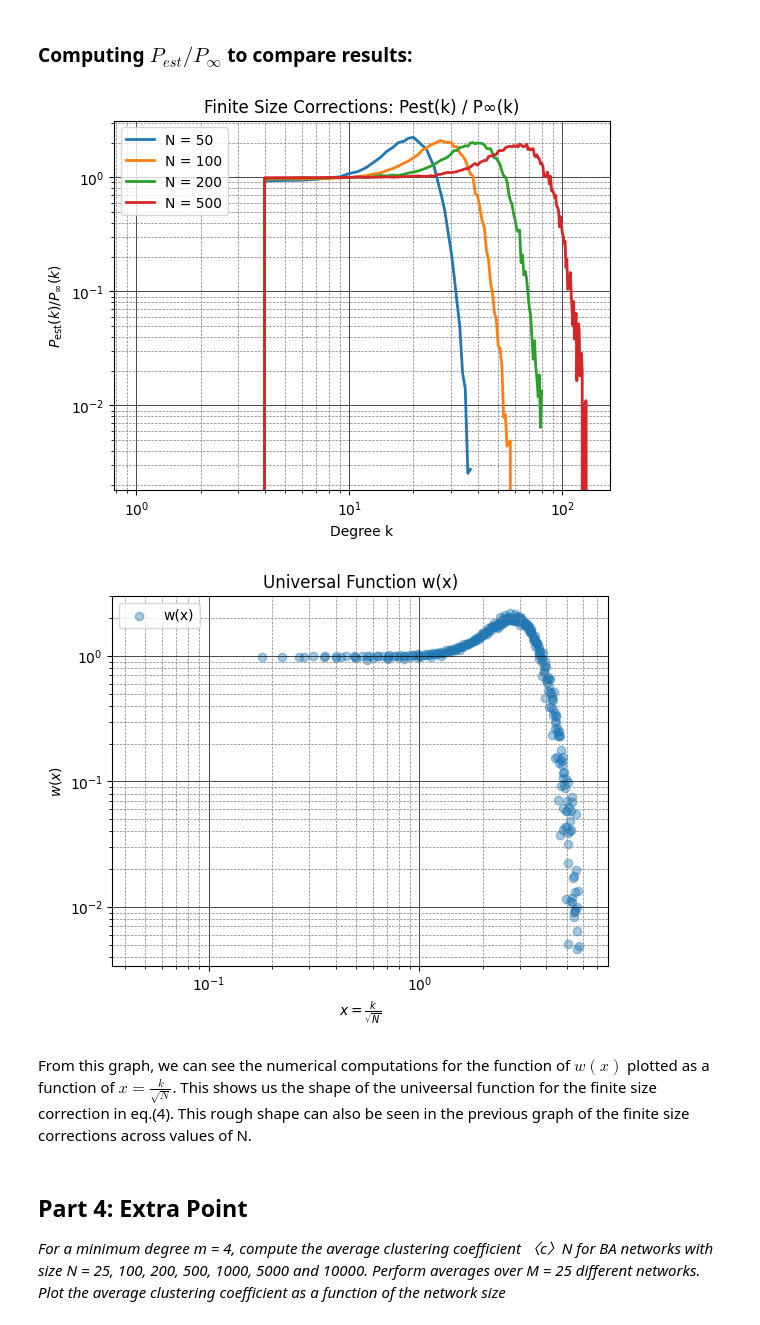
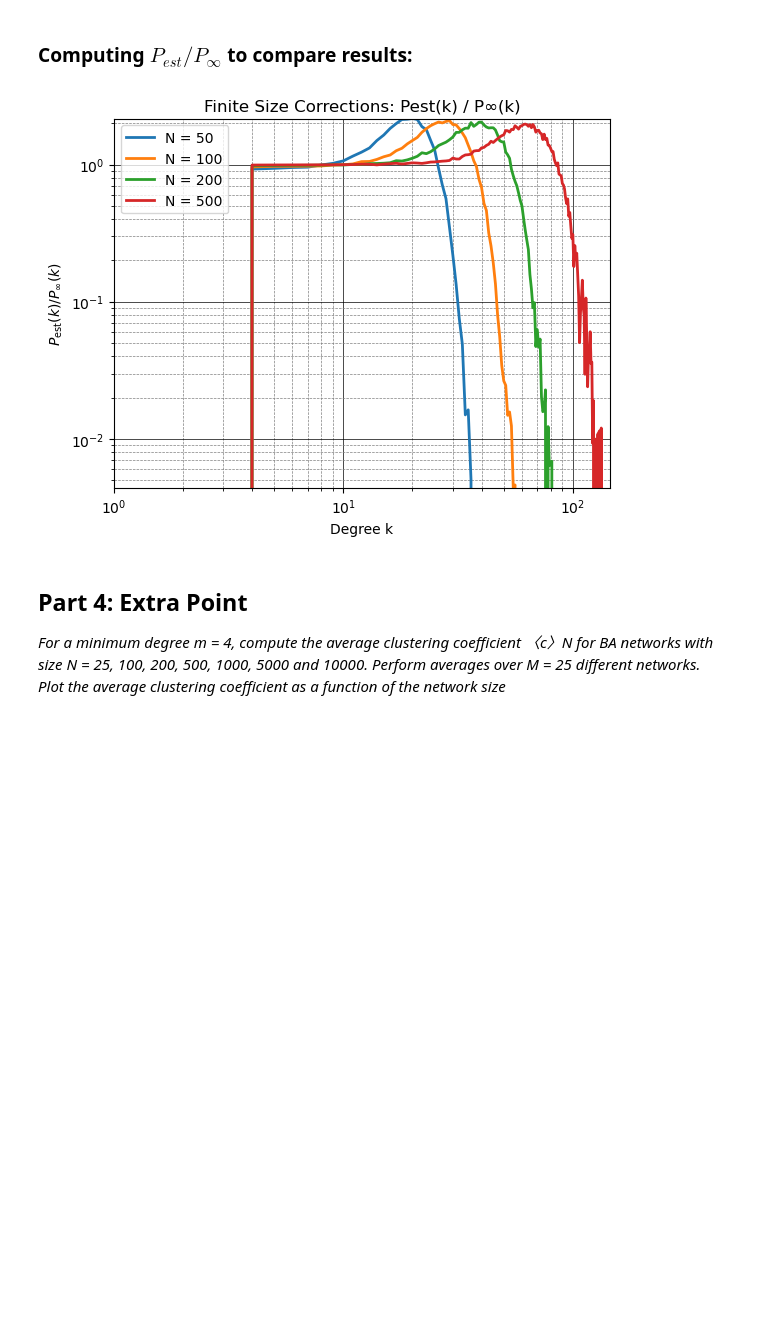
Before and after one commit to CherryWookie/Critical-Phenomena-and-Complexity, a Jupyter notebook: appliedhw/ba_final.ipynb, the cells around one changed output. Saved outputs shown, nothing was run; the diff lists cells and outputs as text; code cells hidden in the pictures; blank space fills up the shorter version.

```diff
--- a/appliedhw/ba_final.ipynb
+++ b/appliedhw/ba_final.ipynb
@@ -83,7 +78,7 @@ def generate_BA(N,m):
         # Add the new node, j * m for each new vertex i
         aux_list.extend([j] * m)
 
-    return Network
+    return Network, connected_nodes
 # %% [markdown]
 ### FUNCTION: `Degree Distribution`
 
@@ -142,11 +163,11 @@ def plot_probabilities(k_list, N, m):
     plt.legend()
 
     # P_N
-    plt.plot(degree, P_mf, label="P_mf(k)", linewidth=3, color='blue')
+    plt.plot(degree, P_mf, label="P_N(k)", linewidth=3, color='blue')
     plt.xscale('log')
     plt.yscale('log')
     plt.xlabel("k")
-    plt.ylabel("P_mf")
+    plt.ylabel("P_N")
     plt.grid(True)
     plt.legend()
 
@@ -518,0 +488,27 @@ Pest(k) is the average degree distribution that you have estimated numerically*
+# %%
+# For M different Networks
+M = 100
+N_vals = [50, 100, 200, 500]
+# N_vals = [50, 100, 200]  # Quicker
+
+for N in N_vals:
+
+    k_list_avg = []
+    for network in range(M):
+        Network_i = generate_BA(N, m)
+        k_list = create_degree_list(Network_i, m)
+        k_list_avg.append(k_list)
+
+    # Pad extra degree spaces with zero for accurate averaging
+    max_length = max(len(k) for k in k_list_avg)
+    k_list_avg = [k + [0] * (max_length - len(k)) for k in k_list_avg]
+
+    k_list_avg = np.array(k_list_avg)
+    k_list_avg = np.mean(k_list_avg, axis=0)
+
+    # Convert back to list
+    k_list_avg = k_list_avg.tolist()
+
+
+    plot_probabilities(k_list_avg, N, m)
+    plot_degree_distribution(k_list, N, m)
@@ -569,12 +570,8 @@ for N in N_vals:
 # %%
 # Plot the Finite Size Correction
 plot_finite_size_correction(hist_avg, bins, N_vals, m, M)
-plot_Wx(hist_avg, bins, N_vals, m, M)
 # %% [output]
-[figure, old version]
+[figure, new version]
-[figure, removed]
-# %% [markdown]
-From this graph, we can see the numerical computations for the function of $ w(x)$ plotted as a function of $ x = \frac{k}{\sqrt{N}} $. This shows us the shape of the univeersal function for the finite size correction in eq.(4). This rough shape can also be seen in the previous graph of the finite size corrections across values of N.
 # %% [markdown]
 ## Part 4: Extra Point
 *For a minimum degree m = 4, compute the average clustering coefficient 〈c〉N
```
Also changed, not shown: parts of 18 cells of this notebook, 5 other files.
